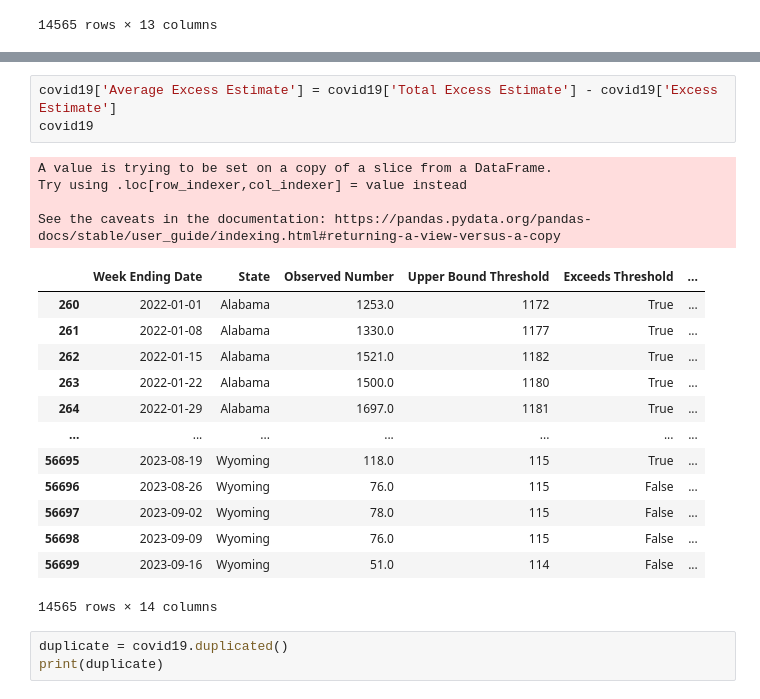
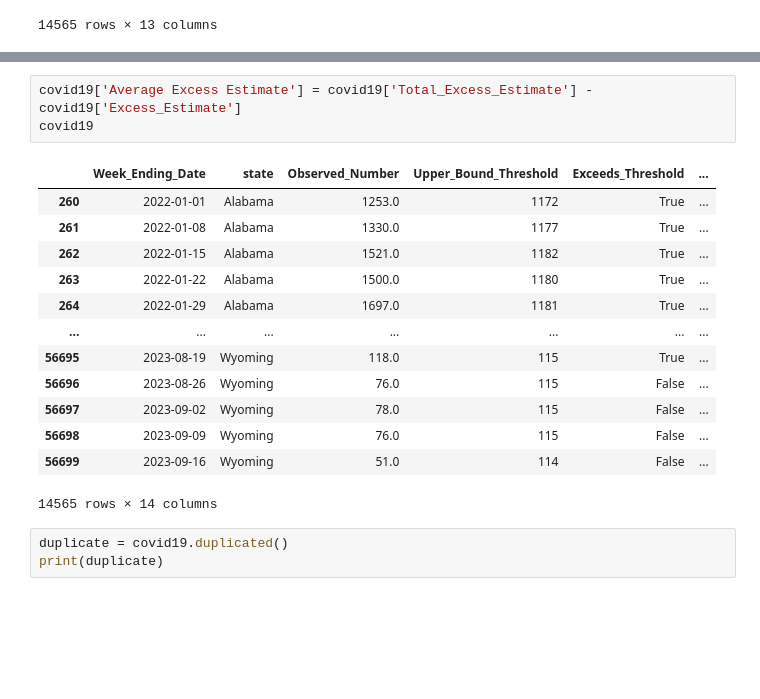
Before and after one commit to MansiPokiya/ORES_ass.mansipokiya, a Jupyter notebook: Copy_of_Data_Transformation_with_Python.ipynb, the cells around one changed output, grey strips where cells are left out. Drawn from its saved outputs; the diff is of its cells as text; blank space fills up the shorter version.

```diff
--- a/Copy_of_Data_Transformation_with_Python.ipynb
+++ b/Copy_of_Data_Transformation_with_Python.ipynb
@@ -188,26 +188,22 @@ covid19.rename
 
 [14565 rows x 13 columns]>
 # %%
-covid19['Average Excess Estimate'] = covid19['Total Excess Estimate'] - covid19['Excess Estimate']
+covid19['Average Excess Estimate'] = covid19['Total_Excess_Estimate'] - covid19['Excess_Estimate']
 covid19
 # %% [output]
+|  | Week_Ending_Date | state | Observed_Number | Upper_Bound_Threshold | Exceeds_Threshold | ... |
+| 260 | 2022-01-01 | Alabama | 1253.0 | 1172 | True | ... |
+| 261 | 2022-01-08 | Alabama | 1330.0 | 1177 | True | ... |
+| 262 | 2022-01-15 | Alabama | 1521.0 | 1182 | True | ... |
+| 263 | 2022-01-22 | Alabama | 1500.0 | 1180 | True | ... |
+| 264 | 2022-01-29 | Alabama | 1697.0 | 1181 | True | ... |
+| ... | ... | ... | ... | ... | ... | ... |
+| 56695 | 2023-08-19 | Wyoming | 118.0 | 115 | True | ... |
+| 56696 | 2023-08-26 | Wyoming | 76.0 | 115 | False | ... |
+| 56697 | 2023-09-02 | Wyoming | 78.0 | 115 | False | ... |
+| 56698 | 2023-09-09 | Wyoming | 76.0 | 115 | False | ... |
+| 56699 | 2023-09-16 | Wyoming | 51.0 | 114 | False | ... |
-A value is trying to be set on a copy of a slice from a DataFrame.
-Try using .loc[row_indexer,col_indexer] = value instead
-
-See the caveats in the documentation: https://pandas.pydata.org/pandas-docs/stable/user_guide/indexing.html#returning-a-view-versus-a-copy
+14565 rows × 14 columns
-|  | Week Ending Date | State | Observed Number | Upper Bound Threshold | Exceeds Threshold | ... |
-| 260 | 2022-01-01 | Alabama | 1253.0 | 1172 | True | ... |
-| 261 | 2022-01-08 | Alabama | 1330.0 | 1177 | True | ... |
-| 262 | 2022-01-15 | Alabama | 1521.0 | 1182 | True | ... |
-| 263 | 2022-01-22 | Alabama | 1500.0 | 1180 | True | ... |
-| 264 | 2022-01-29 | Alabama | 1697.0 | 1181 | True | ... |
-| ... | ... | ... | ... | ... | ... | ... |
-| 56695 | 2023-08-19 | Wyoming | 118.0 | 115 | True | ... |
-| 56696 | 2023-08-26 | Wyoming | 76.0 | 115 | False | ... |
-| 56697 | 2023-09-02 | Wyoming | 78.0 | 115 | False | ... |
-| 56698 | 2023-09-09 | Wyoming | 76.0 | 115 | False | ... |
-| 56699 | 2023-09-16 | Wyoming | 51.0 | 114 | False | ... |
-14565 rows × 14 columns
 # %%
 duplicate = covid19.duplicated()
 print(duplicate)
```
Also changed, not shown: parts of 4 cells of this notebook.
